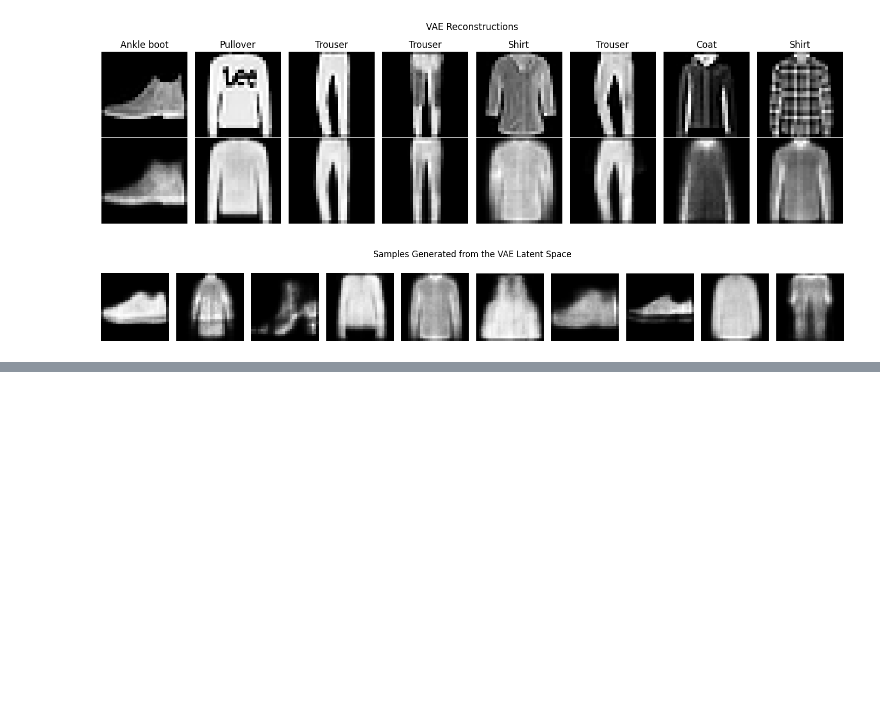
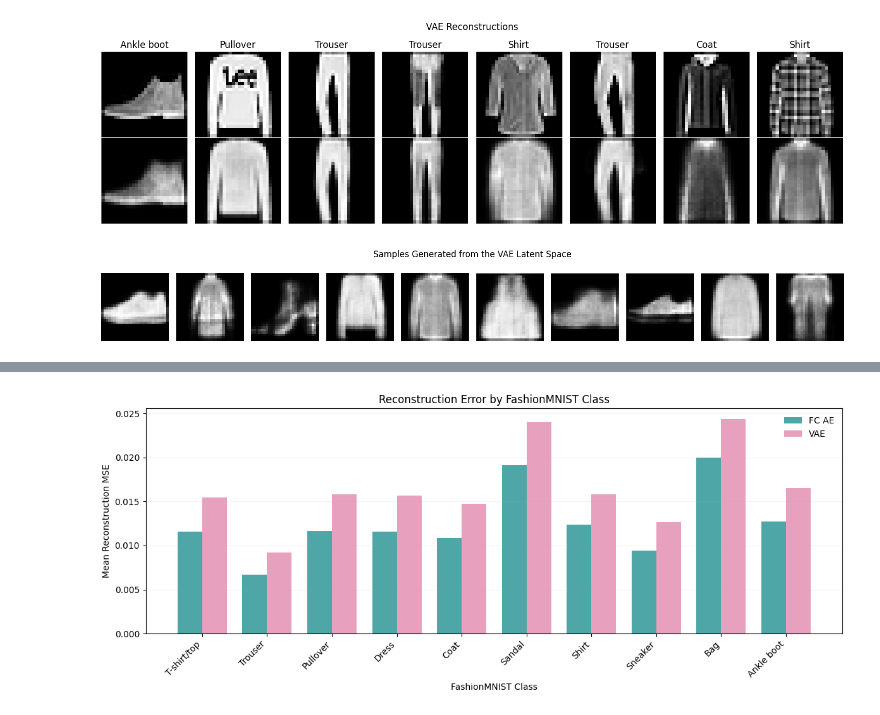
Before and after one commit to DrashtiShah23/data266-2046, a Jupyter notebook: hw7/HW7.ipynb, the cells around one changed output, grey strips where cells are left out. Saved outputs shown, nothing was run; the diff lists cells and outputs as text; code cells hidden in the pictures; blank space fills up the shorter version.

```diff
--- a/hw7/HW7.ipynb
+++ b/hw7/HW7.ipynb
@@ -999,0 +1150,55 @@ plt.show()
+# %%
+class_labels = [
+    result[1]
+    for result in class_results
+]
+
+fc_class_values = [
+    result[2]
+    for result in class_results
+]
+
+vae_class_values = [
+    result[3]
+    for result in class_results
+]
+
+x_positions = np.arange(len(class_labels))
+width = 0.38
+
+plt.figure(figsize=(12, 5))
+
+plt.bar(
+    x_positions - width / 2,
+    fc_class_values,
+    width,
+    color=COOL_COLORS["teal"],
+    label="FC AE"
+)
+
+plt.bar(
+    x_positions + width / 2,
+    vae_class_values,
+    width,
+    color=COOL_COLORS["rose"],
+    label="VAE"
+)
+
+plt.xticks(
+    x_positions,
+    class_labels,
+    rotation=45,
+    ha="right"
+)
+
+plt.ylabel("Mean Reconstruction MSE")
+plt.xlabel("FashionMNIST Class")
+plt.title("Reconstruction Error by FashionMNIST Class")
+
+plt.legend(frameon=False)
+plt.grid(axis="y", alpha=0.15)
+
+plt.tight_layout()
+plt.show()
+# %% [output]
+[figure, added]
```
Also changed, not shown: parts of 19 cells of this notebook.
